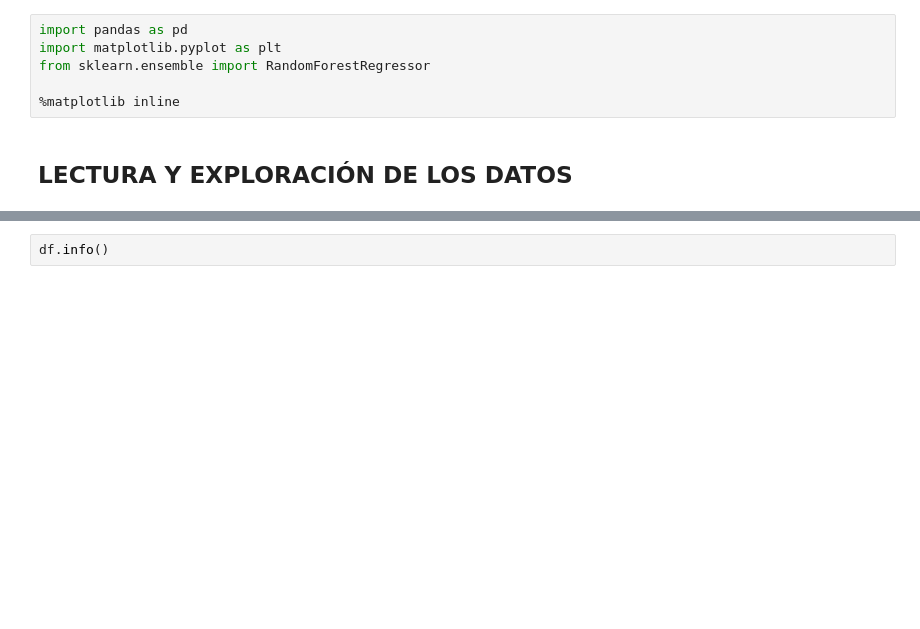
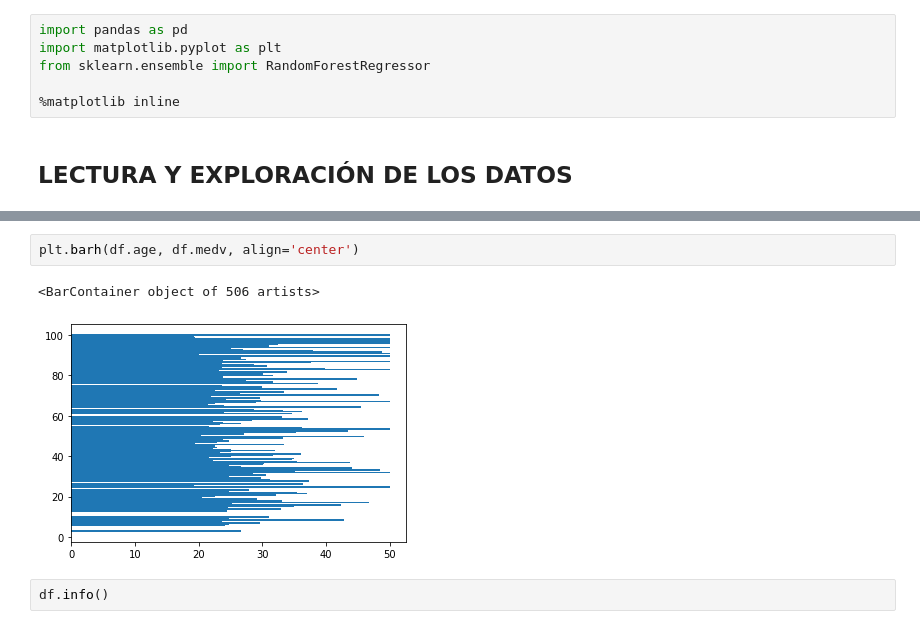
Before and after one commit to emaro03/Random-Forest-Regresion, a Jupyter notebook: Random Forest - Regresión.ipynb, the cells around one changed output, grey strips where cells are left out. Drawn from its saved outputs; the diff is of its cells as text; blank space fills up the shorter version.

```diff
--- a/Random Forest - Regresión.ipynb
+++ b/Random Forest - Regresión.ipynb
@@ -18,6 +18,11 @@ df.head()
 | 2 | 0.02729 | 0.0 | 7.07 | 0 | 0.469 | 7.185 | 61.1 | 4.9671 | 2 | 242 | 17.8 | ... |
 | 3 | 0.03237 | 0.0 | 2.18 | 0 | 0.458 | 6.998 | 45.8 | 6.0622 | 3 | 222 | 18.7 | ... |
 | 4 | 0.06905 | 0.0 | 2.18 | 0 | 0.458 | 7.147 | 54.2 | 6.0622 | 3 | 222 | 18.7 | ... |
+# %%
+plt.barh(df.age, df.medv, align='center')
+# %% [output]
+<BarContainer object of 506 artists>
+[figure, added]
 # %%
 df.info()
 # %% [output]
```
Also changed, not shown: parts of 6 cells of this notebook.
